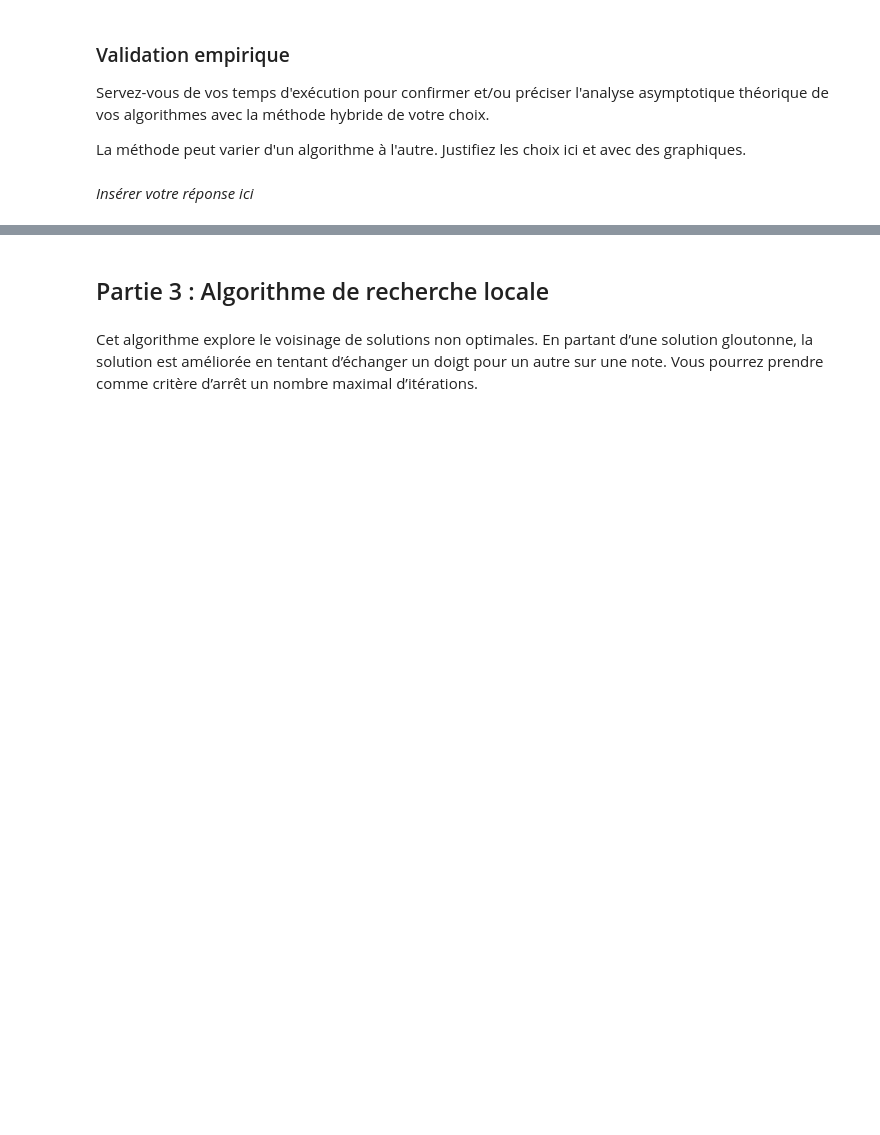
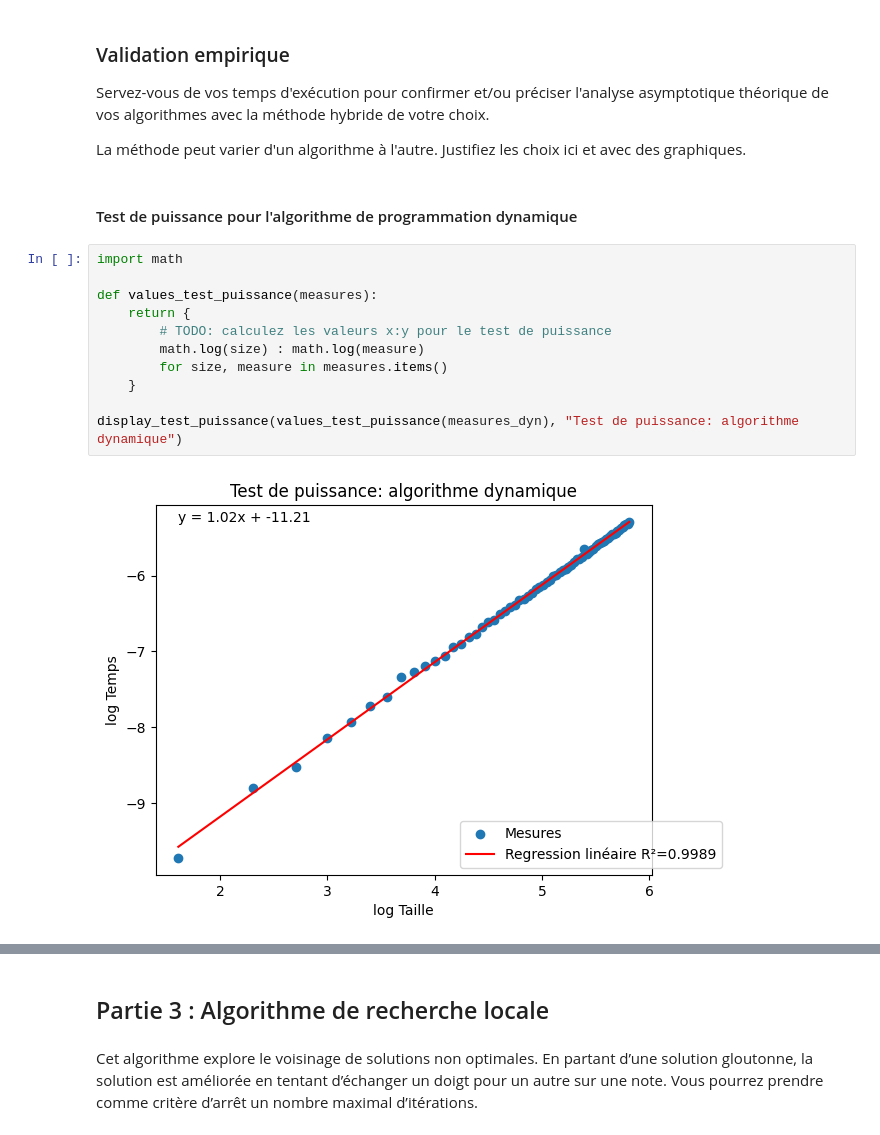
Before and after one commit to Thomas-Thiboutot/INF8775, a Jupyter notebook: TP2-H24.ipynb, the cells around one changed output, grey strips where cells are left out. Drawn from its saved outputs; the diff is of its cells as text; blank space fills up the shorter version.

```diff
--- a/TP2-H24.ipynb
+++ b/TP2-H24.ipynb
@@ -468,5 +525,18 @@ Taille       Temps moyen (s)
 Servez-vous de vos temps d'exécution pour confirmer et/ou préciser l'analyse asymptotique théorique de vos algorithmes avec la méthode hybride de votre choix.
 
 La méthode peut varier d'un algorithme à l'autre. Justifiez les choix ici et avec des graphiques.
-# %% [markdown]
-*Insérer votre réponse ici*
+# %% [markdown]
+#### Test de puissance pour l'algorithme de programmation dynamique
+# %%
+import math
+
+def values_test_puissance(measures):
+    return {
+        # TODO: calculez les valeurs x:y pour le test de puissance
+        math.log(size) : math.log(measure)
+        for size, measure in measures.items()
+    }
+
+display_test_puissance(values_test_puissance(measures_dyn), "Test de puissance: algorithme dynamique")
+# %% [output]
+[figure, added]
```
Also changed, not shown: parts of 22 cells of this notebook, 6 other files.
